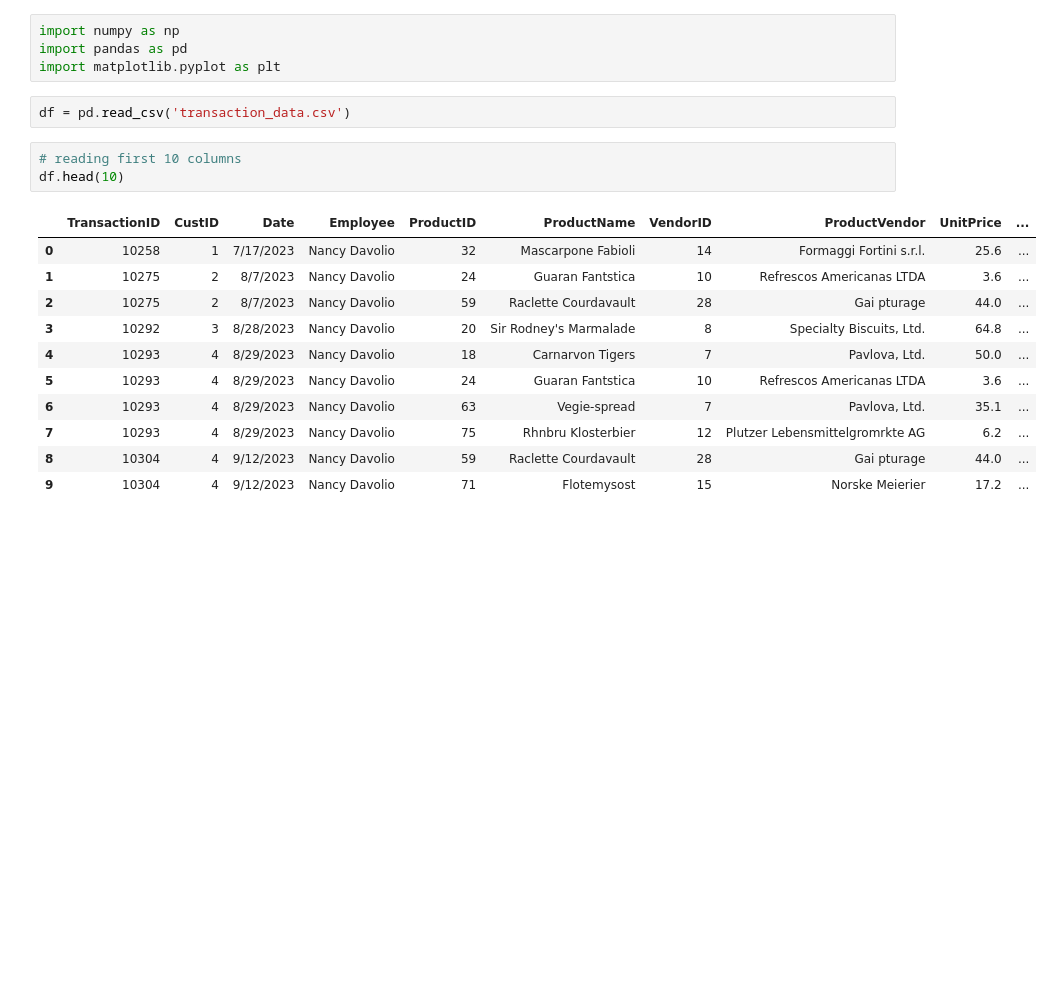
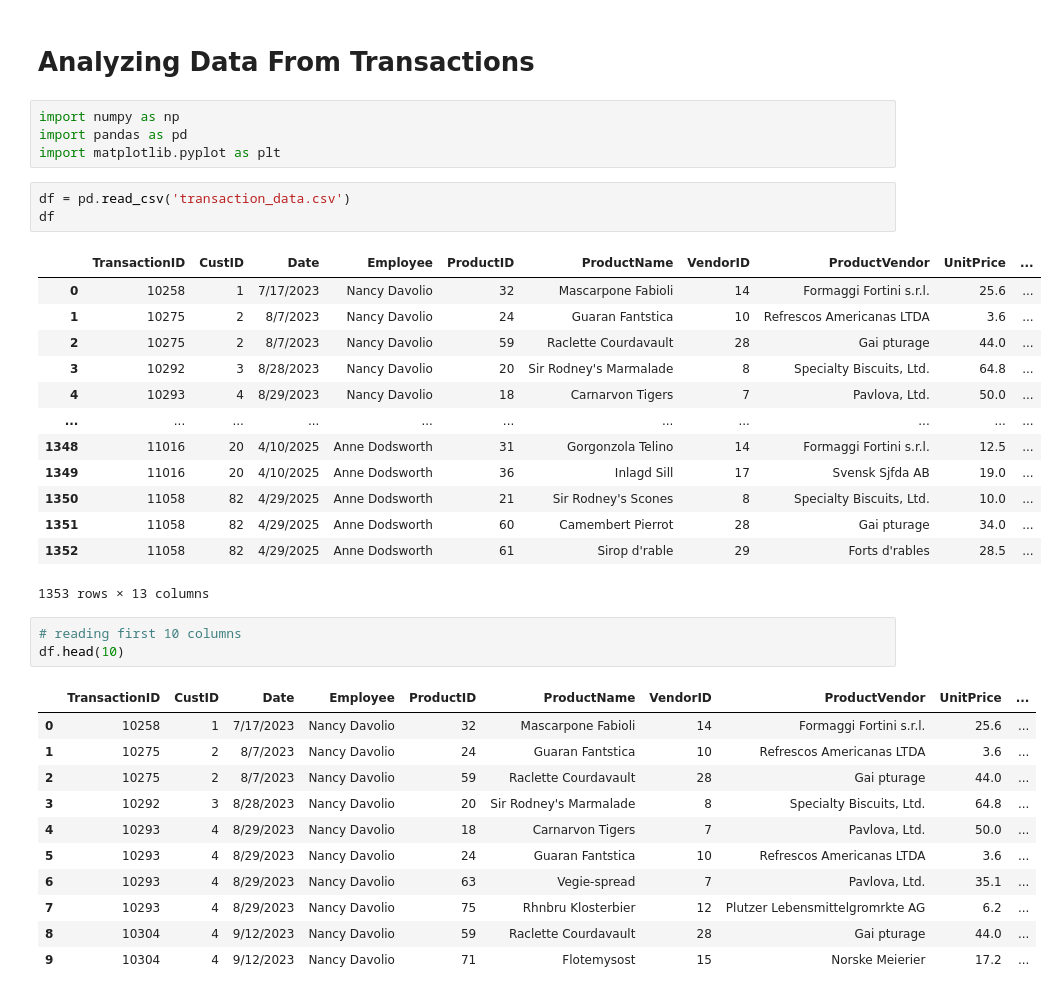
Before and after one commit to Vanessa-Guerrero/Capstone_2, a Jupyter notebook: Transaction Analysis.ipynb, the cells around one changed output. Drawn from its saved outputs; the diff is of its cells as text; blank space fills up the shorter version.

```diff
--- a/Transaction Analysis.ipynb
+++ b/Transaction Analysis.ipynb
@@ -1,9 +1,26 @@
+# %% [markdown]
+# Analyzing Data From Transactions
 # %%
 import numpy as np
 import pandas as pd
 import matplotlib.pyplot as plt
 # %%
 df = pd.read_csv('transaction_data.csv')
+df
+# %% [output]
+|  | TransactionID | CustID | Date | Employee | ProductID | ProductName | VendorID | ProductVendor | UnitPrice | ... |
+| 0 | 10258 | 1 | 7/17/2023 | Nancy Davolio | 32 | Mascarpone Fabioli | 14 | Formaggi Fortini s.r.l. | 25.6 | ... |
+| 1 | 10275 | 2 | 8/7/2023 | Nancy Davolio | 24 | Guaran Fantstica | 10 | Refrescos Americanas LTDA | 3.6 | ... |
+| 2 | 10275 | 2 | 8/7/2023 | Nancy Davolio | 59 | Raclette Courdavault | 28 | Gai pturage | 44.0 | ... |
+| 3 | 10292 | 3 | 8/28/2023 | Nancy Davolio | 20 | Sir Rodney's Marmalade | 8 | Specialty Biscuits, Ltd. | 64.8 | ... |
+| 4 | 10293 | 4 | 8/29/2023 | Nancy Davolio | 18 | Carnarvon Tigers | 7 | Pavlova, Ltd. | 50.0 | ... |
+| ... | ... | ... | ... | ... | ... | ... | ... | ... | ... | ... |
+| 1348 | 11016 | 20 | 4/10/2025 | Anne Dodsworth | 31 | Gorgonzola Telino | 14 | Formaggi Fortini s.r.l. | 12.5 | ... |
+| 1349 | 11016 | 20 | 4/10/2025 | Anne Dodsworth | 36 | Inlagd Sill | 17 | Svensk Sjfda AB | 19.0 | ... |
+| 1350 | 11058 | 82 | 4/29/2025 | Anne Dodsworth | 21 | Sir Rodney's Scones | 8 | Specialty Biscuits, Ltd. | 10.0 | ... |
+| 1351 | 11058 | 82 | 4/29/2025 | Anne Dodsworth | 60 | Camembert Pierrot | 28 | Gai pturage | 34.0 | ... |
+| 1352 | 11058 | 82 | 4/29/2025 | Anne Dodsworth | 61 | Sirop d'rable | 29 | Forts d'rables | 28.5 | ... |
+1353 rows × 13 columns
 # %%
 # reading first 10 columns
 df.head(10)
```
Also changed, not shown: parts of 30 cells of this notebook, 1 other file.
